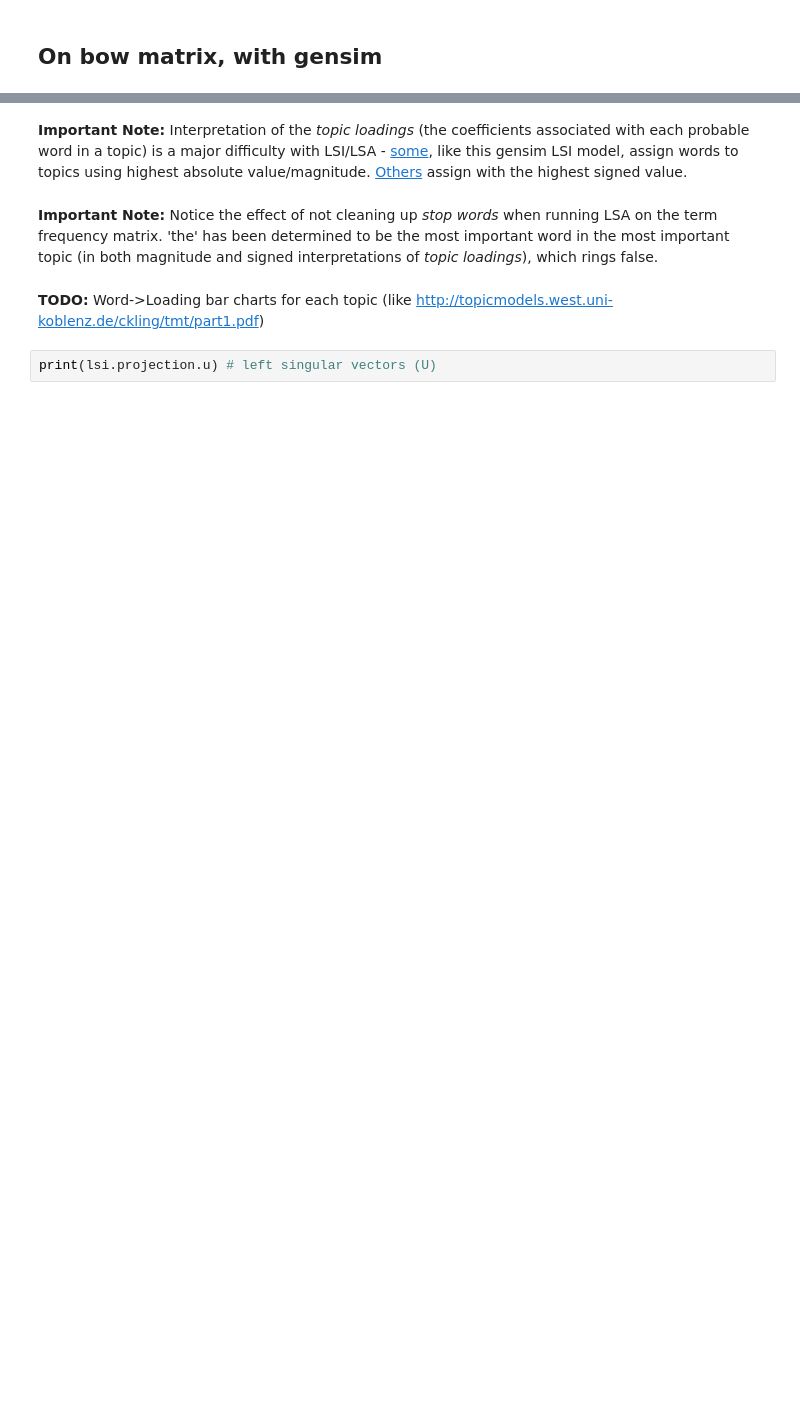
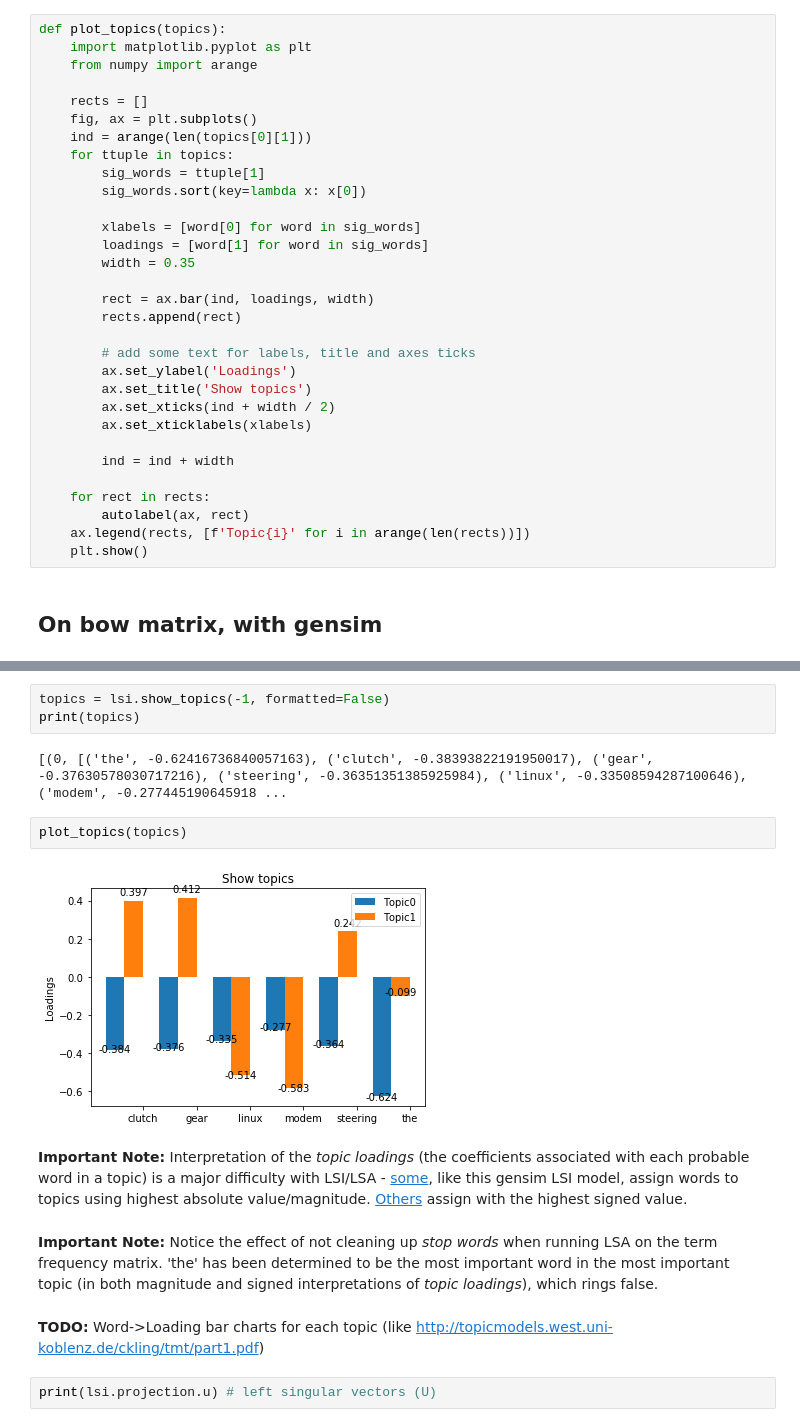
Before and after one commit to iconix/nlp-sandbox, a Jupyter notebook: topic_models.ipynb, the cells around one changed output, grey strips where cells are left out. Cells and saved outputs as stored; diff of their text form; blank space fills up the shorter version.

Commit message:
Add plots of topic loadings; other minor changes

```diff
--- a/topic_models.ipynb
+++ b/topic_models.ipynb
@@ -121,3 +133,34 @@ gear      0.000000  0.119312  0.507093  0.685994
+# %%
+def plot_topics(topics):
+    import matplotlib.pyplot as plt
+    from numpy import arange
+
+    rects = []
+    fig, ax = plt.subplots()
+    ind = arange(len(topics[0][1]))
+    for ttuple in topics:
+        sig_words = ttuple[1]
+        sig_words.sort(key=lambda x: x[0])
+
+        xlabels = [word[0] for word in sig_words]
+        loadings = [word[1] for word in sig_words]
+        width = 0.35
+
+        rect = ax.bar(ind, loadings, width)
+        rects.append(rect)
+
+        # add some text for labels, title and axes ticks
+        ax.set_ylabel('Loadings')
+        ax.set_title('Show topics')
+        ax.set_xticks(ind + width / 2)
+        ax.set_xticklabels(xlabels)
+
+        ind = ind + width
+
+    for rect in rects:
+        autolabel(ax, rect)
+    ax.legend(rects, [f'Topic{i}' for i in arange(len(rects))])
+    plt.show()
 # %% [markdown]
 ## On bow matrix, with gensim
 # %%
@@ -131,3 +174,12 @@ lsi.print_topics(-1)
+# %%
+topics = lsi.show_topics(-1, formatted=False)
+print(topics)
+# %% [output]
+[(0, [('the', -0.62416736840057163), ('clutch', -0.38393822191950017), ('gear', -0.37630578030717216), ('steering', -0.36351351385925984), ('linux', -0.33508594287100646), ('modem', -0.277445190645918 ...
+# %%
+plot_topics(topics)
+# %% [output]
+[figure, added]
 # %% [markdown]
 **Important Note:** Interpretation of the _topic loadings_ (the coefficients associated with each probable word in a topic) is a major difficulty with LSI/LSA - [some](https://www.quora.com/What-is-the-interpretation-of-negative-scores-in-the-basis-vectors-obtained-with-LSI/answer/Luis-Argerich?srid=3A71), like this gensim LSI model, assign words to topics using highest absolute value/magnitude. [Others](https://www.slideshare.net/vitomirkovanovic/topic-modeling-for-learning-analytics-researchers-lak15-tutorial/65) assign with the highest signed value.
 # %% [markdown]
```
Also changed, not shown: parts of 34 cells of this notebook.
